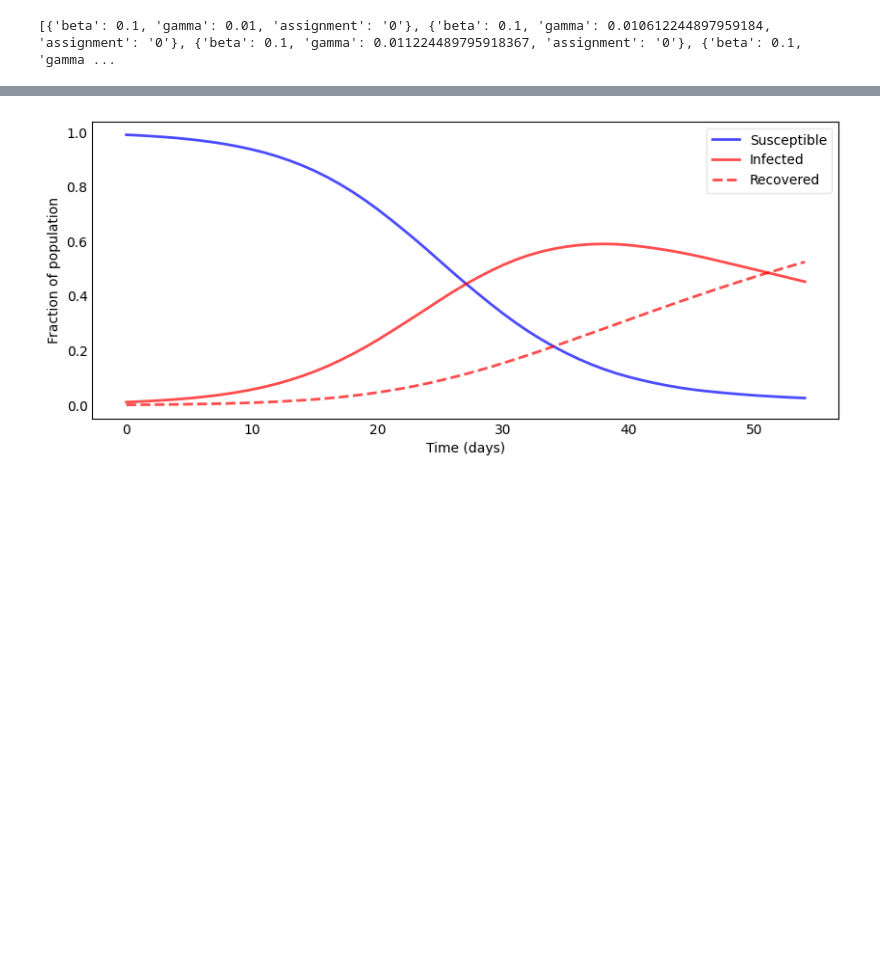
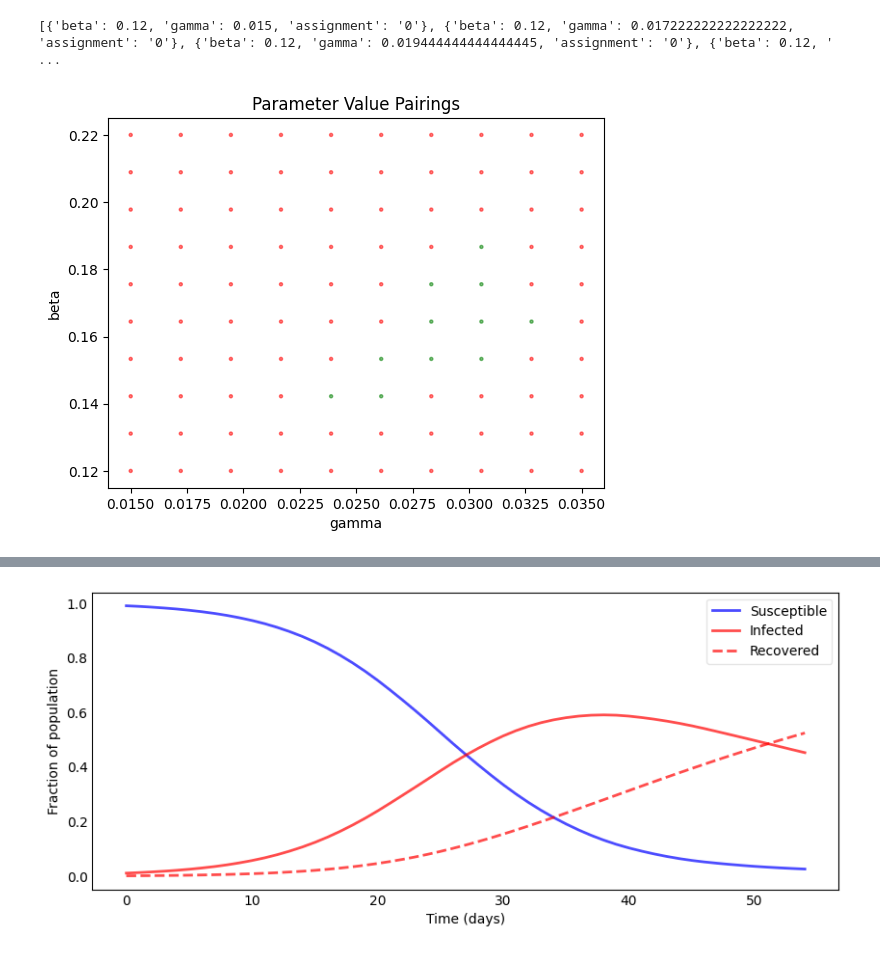
Before and after one commit to siftech/funman, a Jupyter notebook: scratch/notebooks/sir-query-positional-2d.ipynb, the cells around one changed output, grey strips where cells are left out. Saved outputs shown, nothing was run; the diff lists cells and outputs as text; code cells hidden in the pictures; blank space fills up the shorter version.

Commit message:
setup notebooks for all evals in sir

```diff
--- a/scratch/notebooks/sir-query-positional-2d.ipynb
+++ b/scratch/notebooks/sir-query-positional-2d.ipynb
@@ -69,25 +55,38 @@ def eval_point(beta_val, gamma_val, query_condition=query_1, plot=False, rtol=1,
 
 
 # set parameters
-def ps(param_synth_method, rtol=1e-3):
+def ps(param_synth_method, parameter_search_bounds, rtol=1e-3, num_dim_points=10):
+    parameters = list(parameter_search_bounds.keys())
+    parameter_points = {p : np.linspace(parameter_search_bounds[p][0], parameter_search_bounds[p][1], num_dim_points) for p in parameters}
+    points = itertools.product(*[parameter_points[p] for p in parameters])
     param_choices_true_false = []
-    for i in range(len(search_points_beta)):
-        beta_val = search_points_beta[i]
-        for j in range(len(search_points_gamma)):
-            gamma_val = search_points_gamma[j]
+    for point in points:
+        point_values = {p: point[i] for i, p in enumerate(parameters)}
 
-            param_assignments, _ = eval_point(beta_val, gamma_val, rtol=rtol)
-            param_choices_true_false.append(param_assignments)
-            if param_synth_method == "any" and query == '1':
-                return param_choices_true_false
+        param_assignments, _ = eval_point(point_values["beta"], point_values["gamma"], rtol=rtol)
+        param_choices_true_false.append(param_assignments)
+        if param_synth_method == "any" and query == '1':
+            return param_choices_true_false
     return param_choices_true_false
 # %%
-param_choices_true_false = ps("all", rtol=1e-3)
+
+# USER: set num_dim_points with how many points for each parameter you'd like to evaluate
+
+# USER: set bounds
+beta_search_bounds = [0.12,0.22]
+gamma_search_bounds = [0.015,0.035]
+
+param_choices_true_false = ps("all", {"beta": beta_search_bounds, "gamma": gamma_search_bounds}, rtol=1e-3, num_dim_points=10)
 print(param_choices_true_false)
 
 id_number = randint(10**5, 10**6 - 1)
 
 with open(f'sir_query_auto_2_param_{id_number}.json', 'w', encoding='utf-8') as f:
     json.dump(param_choices_true_false, f, ensure_ascii=False, indent=4)
+
+
+# Plot "true/false" points.  Is there any way of characterizing these regions?
+sir_model.plot_two_params("gamma", "beta", param_choices_true_false)
 # %% [output]
-[{'beta': 0.1, 'gamma': 0.01, 'assignment': '0'}, {'beta': 0.1, 'gamma': 0.010612244897959184, 'assignment': '0'}, {'beta': 0.1, 'gamma': 0.011224489795918367, 'assignment': '0'}, {'beta': 0.1, 'gamma ...
+[{'beta': 0.12, 'gamma': 0.015, 'assignment': '0'}, {'beta': 0.12, 'gamma': 0.017222222222222222, 'assignment': '0'}, {'beta': 0.12, 'gamma': 0.019444444444444445, 'assignment': '0'}, {'beta': 0.12, ' ...
+[figure, added]
```
Also changed, not shown: parts of 8 cells of this notebook, 9 other files.
